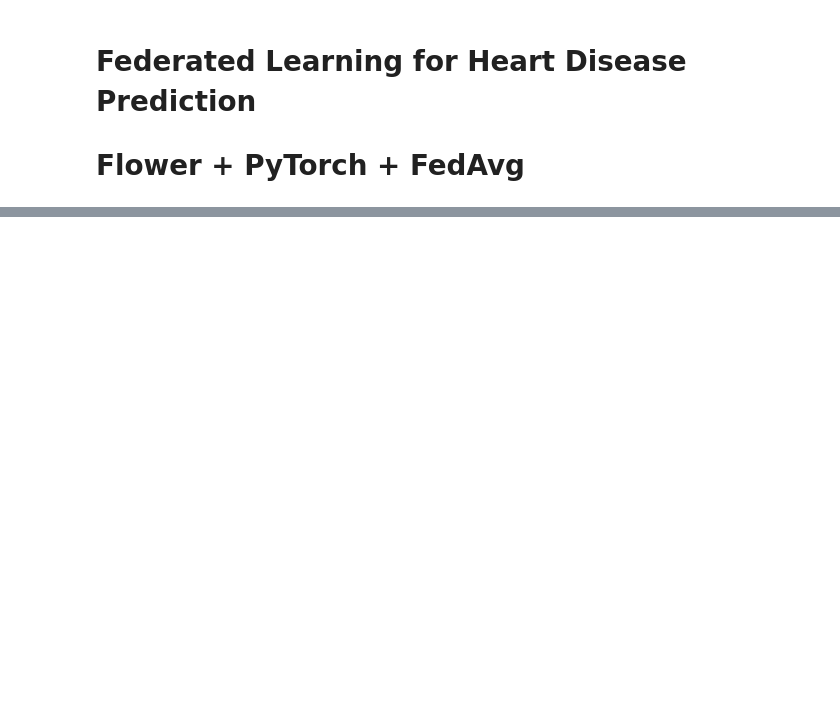
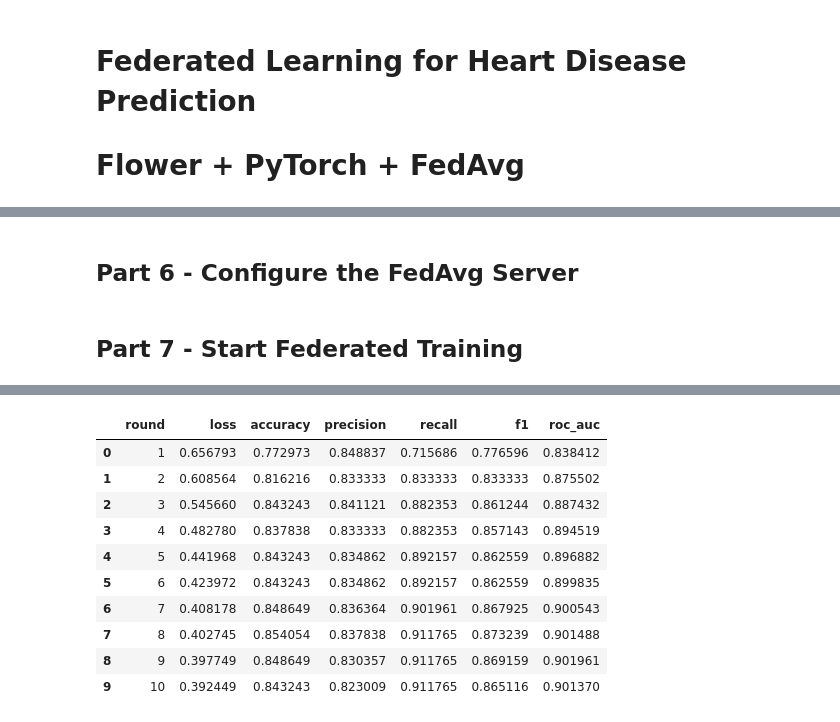
Before and after one commit to eshat69/PrivacyPreservingHealthFL, a Jupyter notebook: federated_learning.ipynb, the cells around one changed output, grey strips where cells are left out. Drawn from its saved outputs; the diff is of its cells as text; code cells hidden in the pictures; blank space fills up the shorter version.

Commit message:
add FL model

```diff
--- a/federated_learning.ipynb
+++ b/federated_learning.ipynb
@@ -136,0 +195,19 @@ dtype: int64
+# %%
+class HeartDiseaseNet(nn.Module):
+    def __init__(self, num_features):
+        super().__init__()
+        self.network = nn.Sequential(
+            nn.Linear(num_features, 32),
+            nn.ReLU(),
+            nn.Dropout(0.20),
+            nn.Linear(32, 16),
+            nn.ReLU(),
+            nn.Linear(16, 1),
+        )
+
+    def forward(self, x):
+        return self.network(x)
+
+
+global_model = HeartDiseaseNet(input_dim).to(DEVICE)
+print(global_model)
@@ -136,0 +373,2 @@ dtype: int64
+# %% [markdown]
+## Part 6 - Configure the FedAvg Server
@@ -136,0 +446,47 @@ dtype: int64
+# %% [markdown]
+## Part 7 - Start Federated Training
+# %%
+if importlib.util.find_spec("ray") is not None:
+    simulation_history = fl.simulation.start_simulation(
+        client_fn=client_fn,
+        num_clients=NUM_CLIENTS,
+        config=fl.server.ServerConfig(num_rounds=NUM_ROUNDS),
+        strategy=strategy,
+        client_resources={"num_cpus": 1, "num_gpus": 0.0},
+    )
+else:
+    print("Ray is not installed, so running an in-process FedAvg simulation with Flower NumPyClients.")
+    global_parameters = initial_model_parameters
+
+    for server_round in range(1, NUM_ROUNDS + 1):
+        client_results = []
+        client_metrics = []
+
+        for cid in range(NUM_CLIENTS):
+            flower_client = HeartDiseaseClient(
+                client_id=str(cid),
+                train_loader=client_loaders[cid]["train_loader"],
+                test_loader=client_loaders[cid]["test_loader"],
+            )
+
+            updated_parameters, num_examples, fit_metrics = flower_client.fit(
+                global_parameters,
+                fit_config(server_round),
+            )
+            client_results.append((updated_parameters, num_examples))
+            client_metrics.append((num_examples, fit_metrics))
+
+        global_parameters = average_parameters(client_results)
+        server_loss, server_metrics = server_evaluate(server_round, global_parameters, {})
+
+        print(
+            f"Round {server_round:02d} | "
+            f"loss={server_loss:.4f} | "
+            f"acc={server_metrics['accuracy']:.4f} | "
+            f"f1={server_metrics['f1']:.4f} | "
+            f"auc={server_metrics['roc_auc']:.4f}"
+        )
+
+history_df = pd.DataFrame(history)
+history_df
+# %% [output]
@@ -136,0 +503,11 @@ dtype: int64
+|  | round | loss | accuracy | precision | recall | f1 | roc_auc |
+| 0 | 1 | 0.656793 | 0.772973 | 0.848837 | 0.715686 | 0.776596 | 0.838412 |
+| 1 | 2 | 0.608564 | 0.816216 | 0.833333 | 0.833333 | 0.833333 | 0.875502 |
+| 2 | 3 | 0.545660 | 0.843243 | 0.841121 | 0.882353 | 0.861244 | 0.887432 |
+| 3 | 4 | 0.482780 | 0.837838 | 0.833333 | 0.882353 | 0.857143 | 0.894519 |
+| 4 | 5 | 0.441968 | 0.843243 | 0.834862 | 0.892157 | 0.862559 | 0.896882 |
+| 5 | 6 | 0.423972 | 0.843243 | 0.834862 | 0.892157 | 0.862559 | 0.899835 |
+| 6 | 7 | 0.408178 | 0.848649 | 0.836364 | 0.901961 | 0.867925 | 0.900543 |
+| 7 | 8 | 0.402745 | 0.854054 | 0.837838 | 0.911765 | 0.873239 | 0.901488 |
+| 8 | 9 | 0.397749 | 0.848649 | 0.830357 | 0.911765 | 0.869159 | 0.901961 |
+| 9 | 10 | 0.392449 | 0.843243 | 0.823009 | 0.911765 | 0.865116 | 0.901370 |
```
Also changed, not shown: parts of 30 cells of this notebook, 5 other files.
